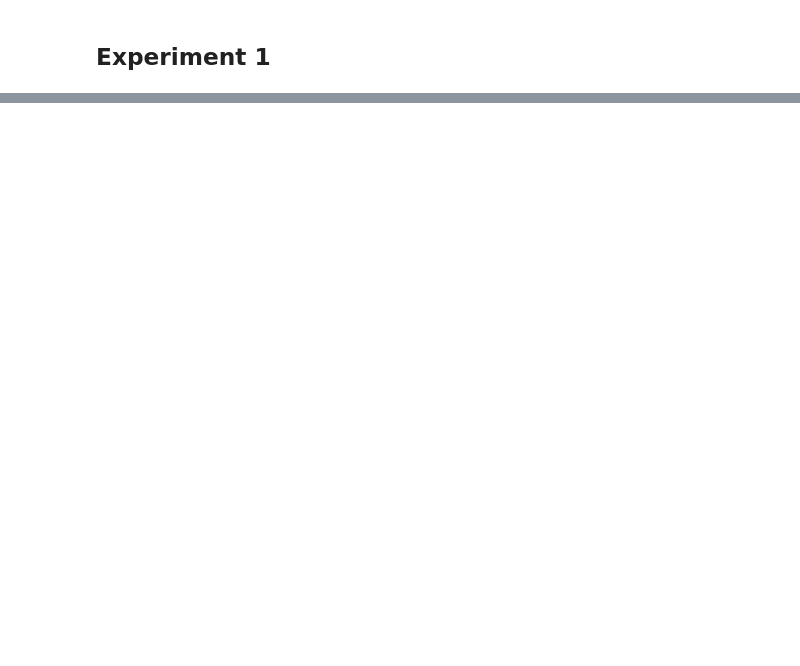
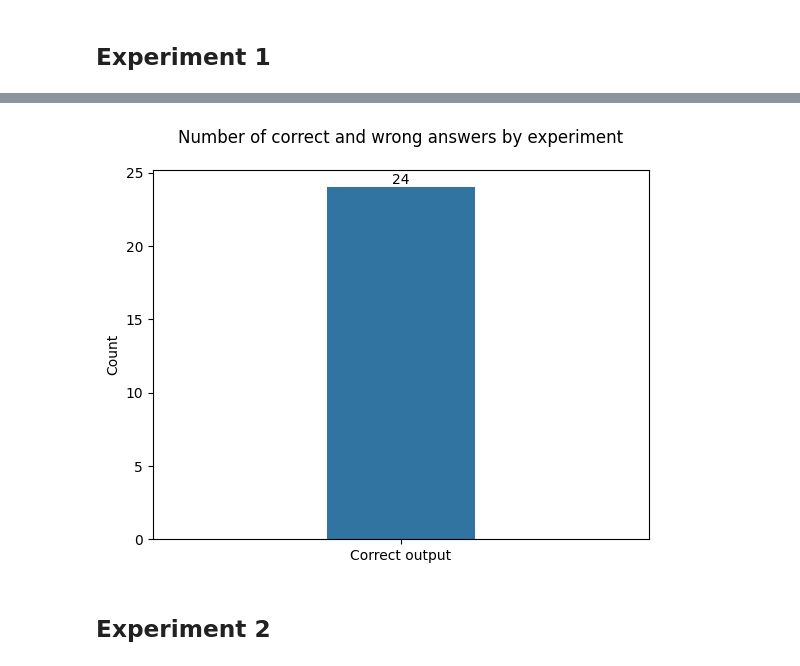
Before and after one commit to Felipetoledo4815/pcap_filter_with_gpt, a Jupyter notebook: experiment_results.ipynb, the cells around one changed output, grey strips where cells are left out. Cells and saved outputs as stored; diff of their text form; code cells hidden in the pictures; blank space fills up the shorter version.

```diff
--- a/experiment_results.ipynb
+++ b/experiment_results.ipynb
@@ -5,0 +32,9 @@ import seaborn as sns
+# %%
+def correct_answers_by_exp(df):
+    q_status_all = df.groupby(['status']).count().rename(columns={'time': 'count'})['count'].reset_index()
+    barplot = sns.barplot(data=q_status_all, x='status', y='count', width=0.3)
+    barplot.set_xlabel('');
+    barplot.set_ylabel('Count');
+    barplot.set_title('Number of correct and wrong answers by experiment', y=1.05);
+    for container in barplot.containers:
+        barplot.bar_label(container)
@@ -86,0 +111,6 @@ barplot.set_title('Number of correct and wrong answers by experiment');
+# %%
+correct_answers_by_exp(df1)
+# %% [output]
+[figure, added]
+# %% [markdown]
+## Experiment 2
```
Also changed, not shown: parts of 36 cells of this notebook, 7 other files.
